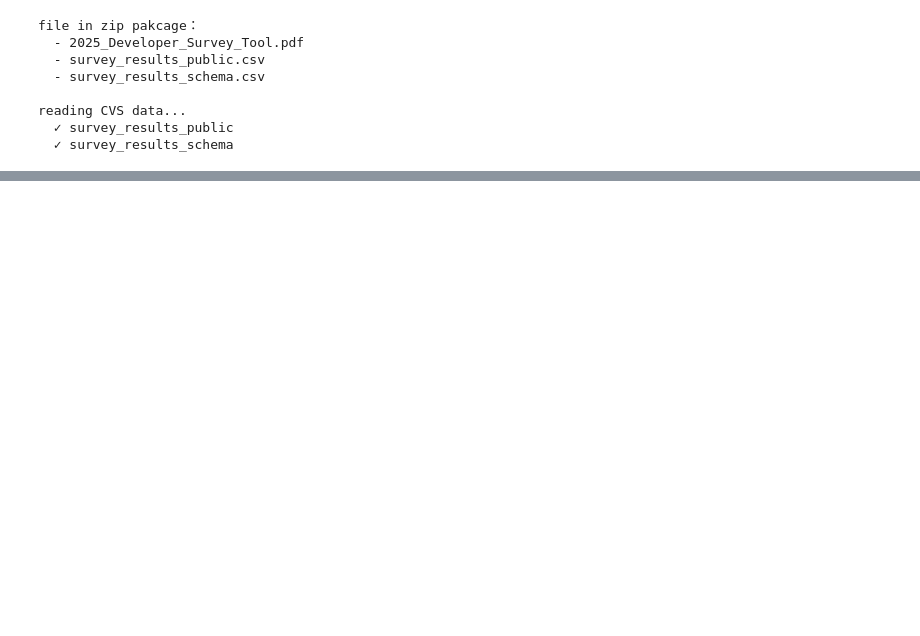
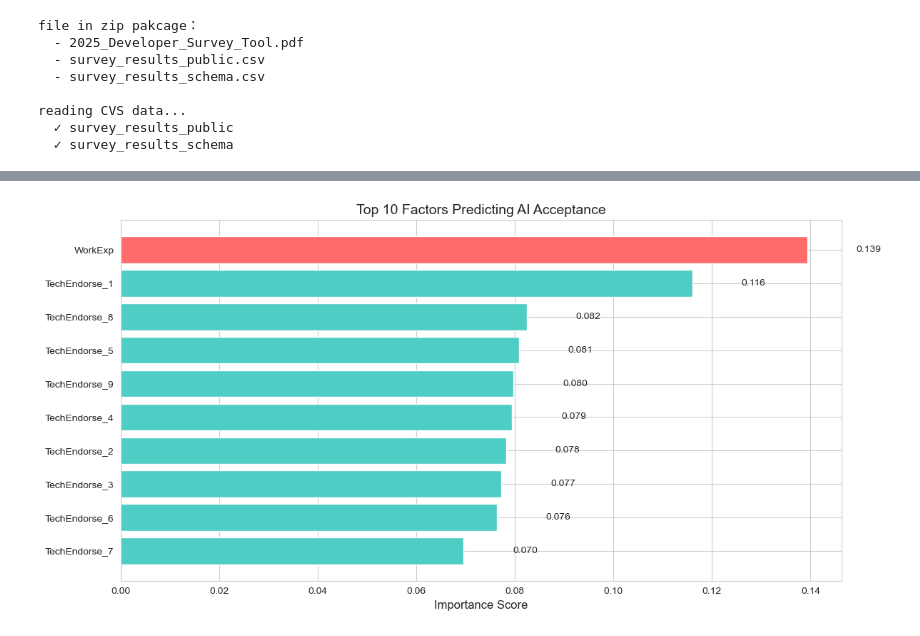
Before and after one commit to Rainny-R/stackoverflow-ai-analysis, a Jupyter notebook: StackOverFlow_Survey_Analysis.ipynb, the cells around one changed output, grey strips where cells are left out. Cells and saved outputs as stored; diff of their text form; code cells hidden in the pictures; blank space fills up the shorter version.

```diff
--- a/StackOverFlow_Survey_Analysis.ipynb
+++ b/StackOverFlow_Survey_Analysis.ipynb
@@ -738,0 +782,14 @@ ALL BUSINESS QUESTIONS ANSWERED
+# %%
+# 5.2 Feature Importance Analysis
+
+print("\n" + "=" * 60)
+print("FEATURE IMPORTANCE ANALYSIS")
+print("=" * 60)
+
+feature_importance = pd.DataFrame({
+    'feature': feature_cols,
+    'importance': best_model.feature_importances_
+}).sort_values('importance', ascending=False)
+
+print("\n📊 Top 10 Most Important Features:")
+print(feature_importance.head(10))
@@ -738,0 +813,20 @@ ALL BUSINESS QUESTIONS ANSWERED
+# %%
+# 5.2.1 Feature Importance Visualization
+
+plt.figure(figsize=(12, 6))
+top10 = feature_importance.head(10)
+colors = ['#ff6b6b' if 'WorkExp' in f else '#4ecdc4' for f in top10['feature']]
+bars = plt.barh(range(len(top10)), top10['importance'], color=colors)
+plt.yticks(range(len(top10)), top10['feature'])
+plt.xlabel('Importance Score', fontsize=12)
+plt.title('Top 10 Factors Predicting AI Acceptance', fontsize=14)
+plt.gca().invert_yaxis()
+
+for i, (bar, val) in enumerate(zip(bars, top10['importance'])):
+    plt.text(bar.get_width() + 0.01, bar.get_y() + bar.get_height()/2,
+             f'{val:.3f}', va='center', fontsize=10)
+
+plt.tight_layout()
+plt.show()
+# %% [output]
+[figure, added]
```
Also changed, not shown: parts of 52 cells of this notebook, 4 other files.
